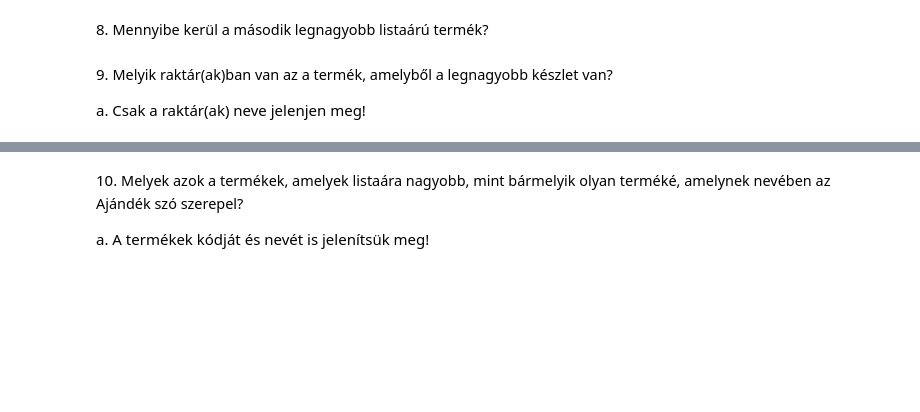
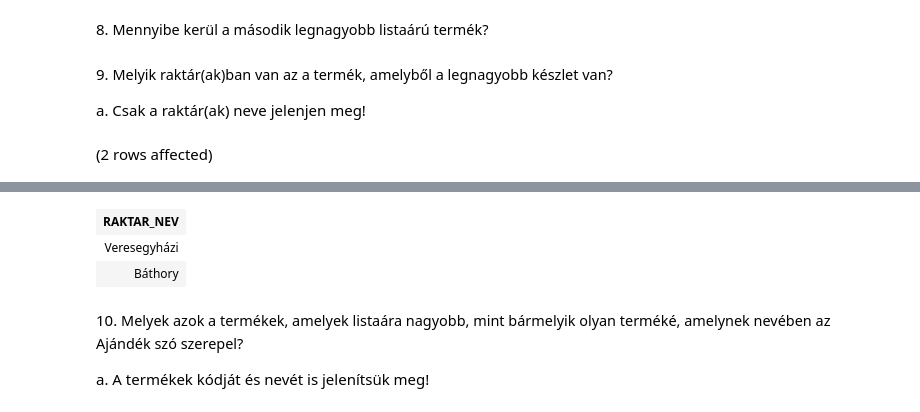
Before and after one commit to onlyux/adatbazisK, a Jupyter notebook: gyakorlat06_feladatok.ipynb, the cells around one changed output, grey strips where cells are left out. Saved outputs shown, nothing was run; the diff lists cells and outputs as text; code cells hidden in the pictures; blank space fills up the shorter version.

```diff
--- a/gyakorlat06_feladatok.ipynb
+++ b/gyakorlat06_feladatok.ipynb
@@ -145,3 +145,13 @@ Total execution time: 00:00:00.058
 9. <span style="background-color: rgb(255, 255, 255); color: rgb(0, 0, 0); font-family: &quot;Open Sans&quot;, sans-serif; font-size: 14.44px;">Melyik raktár(ak)ban van az a termék, amelyből a legnagyobb készlet van?&nbsp;</span>
 
 a. Csak a raktár(ak) neve jelenjen meg!
+# %%
+SELECT r.RAKTAR_NEV
+FROM Raktar r JOIN Termek t ON r.RAKTAR_KOD = t.RAKTAR_KOD
+WHERE t.KESZLET =
+(
+SELECT max(t2.KESZLET)
+FROM termek t2
+)
+# %% [output]
+(2 rows affected)
@@ -148,3 +159,6 @@ a. Csak a raktár(ak) neve jelenjen meg!
+| RAKTAR_NEV |
+| Veresegyházi |
+| Báthory |
 # %% [markdown]
 10. <span style="background-color: rgb(255, 255, 255); color: rgb(0, 0, 0); font-family: &quot;Open Sans&quot;, sans-serif; font-size: 14.44px;">Melyek azok a termékek, amelyek listaára nagyobb, mint bármelyik olyan terméké, amelynek nevében az Ajándék szó szerepel?&nbsp;</span>
 
```
Also changed, not shown: parts of 1 cell of this notebook.
